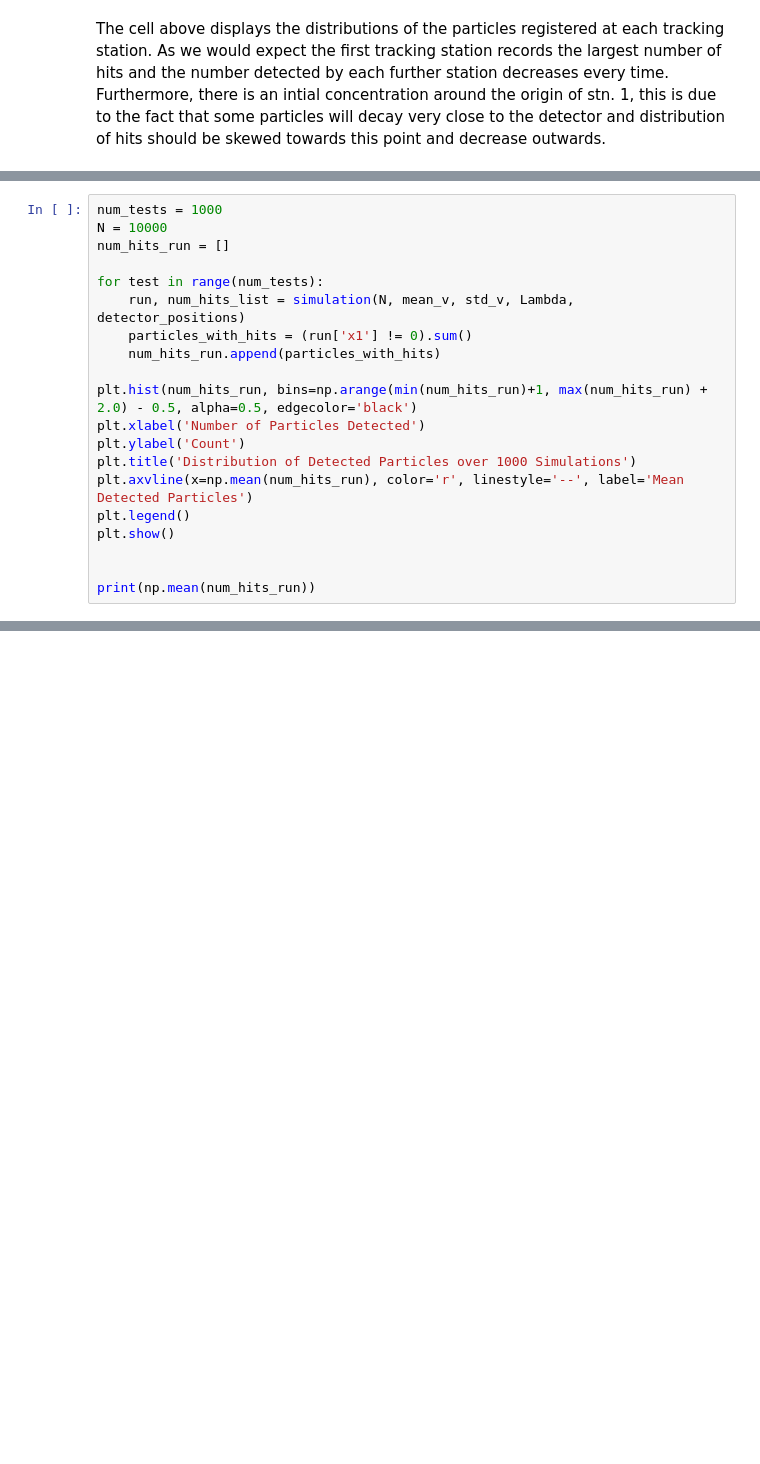
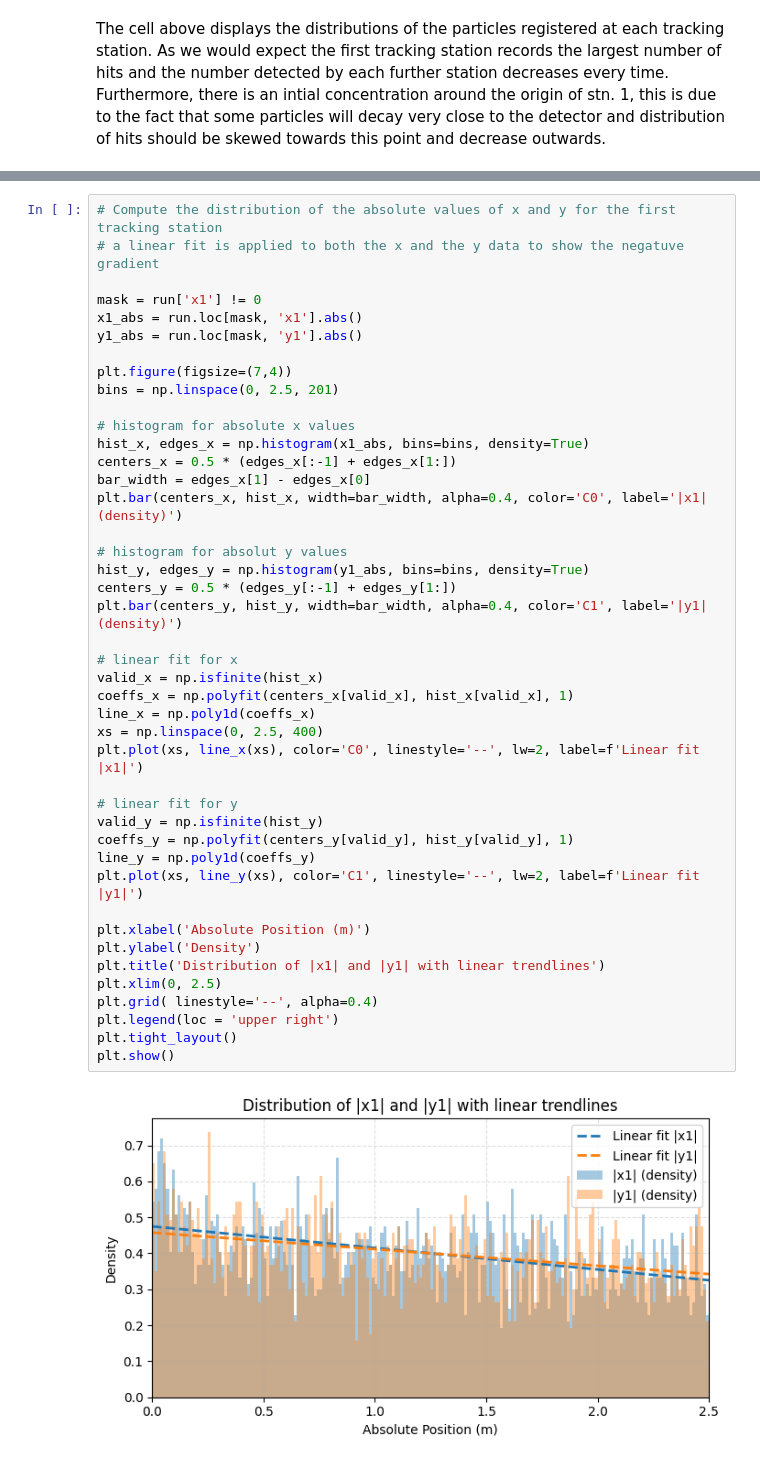
Before and after one commit to jpjharg/Coding-and-ML-year3, a Jupyter notebook: TB1/Project 1 - Option B.ipynb, the cells around one changed output, grey strips where cells are left out. Cells and saved outputs as stored; diff of their text form; blank space fills up the shorter version.

```diff
--- a/TB1/Project 1 - Option B.ipynb
+++ b/TB1/Project 1 - Option B.ipynb
@@ -297,20 +337,0 @@ This histogram display of the number of hits by each particle which is leaning h
-# %%
-num_tests = 1000
-N = 10000
-num_hits_run = []
-
-for test in range(num_tests):
-    run, num_hits_list = simulation(N, mean_v, std_v, Lambda, detector_positions)
-    particles_with_hits = (run['x1'] != 0).sum()
-    num_hits_run.append(particles_with_hits)
-
-plt.hist(num_hits_run, bins=np.arange(min(num_hits_run)+1, max(num_hits_run) + 2.0) - 0.5, alpha=0.5, edgecolor='black')
-plt.xlabel('Number of Particles Detected')
-plt.ylabel('Count')
-plt.title('Distribution of Detected Particles over 1000 Simulations')
-plt.axvline(x=np.mean(num_hits_run), color='r', linestyle='--', label='Mean Detected Particles')
-plt.legend()
-plt.show()
-
-
-print(np.mean(num_hits_run))
@@ -319,0 +338,45 @@ print(np.mean(num_hits_run))
+# %%
+# Compute the distribution of the absolute values of x and y for the first tracking station
+# a linear fit is applied to both the x and the y data to show the negatuve gradient
+
+mask = run['x1'] != 0
+x1_abs = run.loc[mask, 'x1'].abs()
+y1_abs = run.loc[mask, 'y1'].abs()
+
+plt.figure(figsize=(7,4))
+bins = np.linspace(0, 2.5, 201)
+
+# histogram for absolute x values
+hist_x, edges_x = np.histogram(x1_abs, bins=bins, density=True)
+centers_x = 0.5 * (edges_x[:-1] + edges_x[1:])
+bar_width = edges_x[1] - edges_x[0]
+plt.bar(centers_x, hist_x, width=bar_width, alpha=0.4, color='C0', label='|x1| (density)')
+
+# histogram for absolut y values
+hist_y, edges_y = np.histogram(y1_abs, bins=bins, density=True)
+centers_y = 0.5 * (edges_y[:-1] + edges_y[1:])
+plt.bar(centers_y, hist_y, width=bar_width, alpha=0.4, color='C1', label='|y1| (density)')
+
+# linear fit for x
+valid_x = np.isfinite(hist_x)
+coeffs_x = np.polyfit(centers_x[valid_x], hist_x[valid_x], 1)
+line_x = np.poly1d(coeffs_x)
+xs = np.linspace(0, 2.5, 400)
+plt.plot(xs, line_x(xs), color='C0', linestyle='--', lw=2, label=f'Linear fit |x1|')
+
+# linear fit for y
+valid_y = np.isfinite(hist_y)
+coeffs_y = np.polyfit(centers_y[valid_y], hist_y[valid_y], 1)
+line_y = np.poly1d(coeffs_y)
+plt.plot(xs, line_y(xs), color='C1', linestyle='--', lw=2, label=f'Linear fit |y1|')
+
+plt.xlabel('Absolute Position (m)')
+plt.ylabel('Density')
+plt.title('Distribution of |x1| and |y1| with linear trendlines')
+plt.xlim(0, 2.5)
+plt.grid( linestyle='--', alpha=0.4)
+plt.legend(loc = 'upper right')
+plt.tight_layout()
+plt.show()
+# %% [output]
+[figure, added]
```
Also changed, not shown: parts of 14 cells of this notebook.
